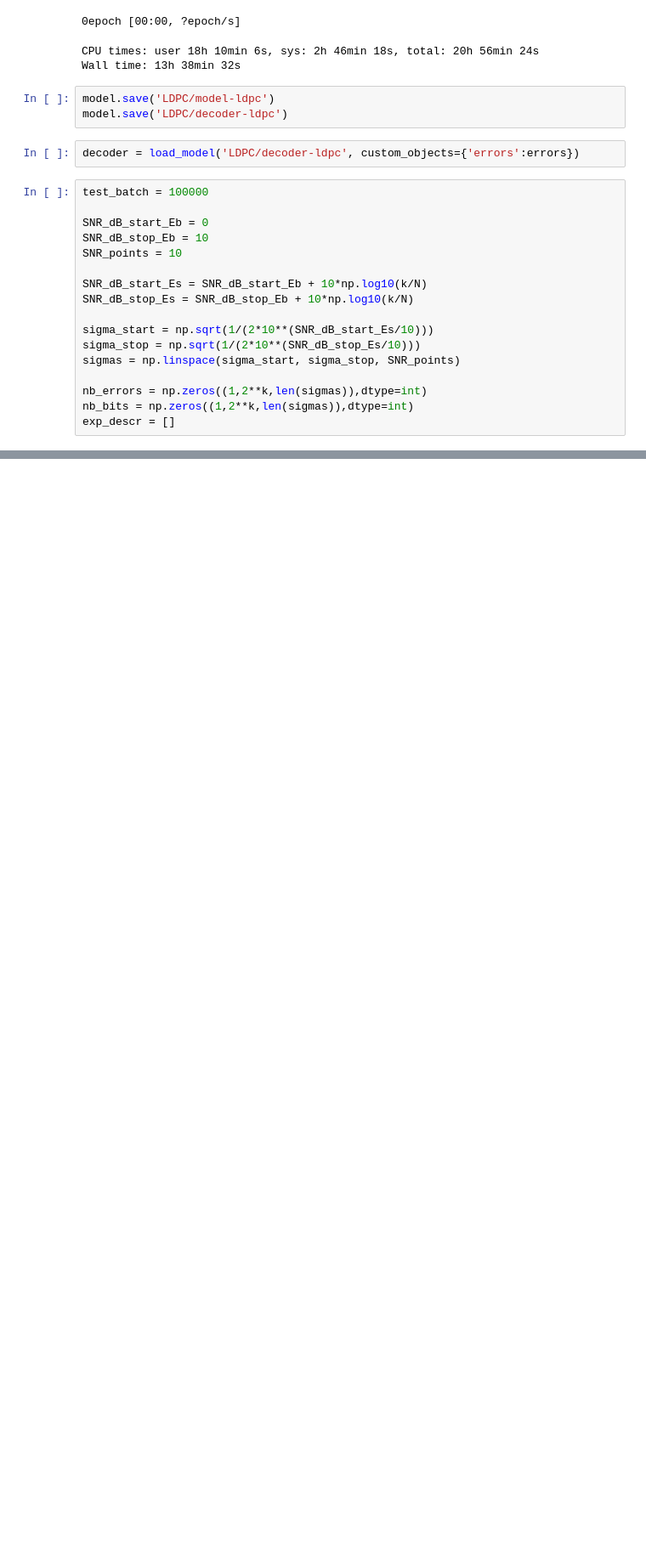
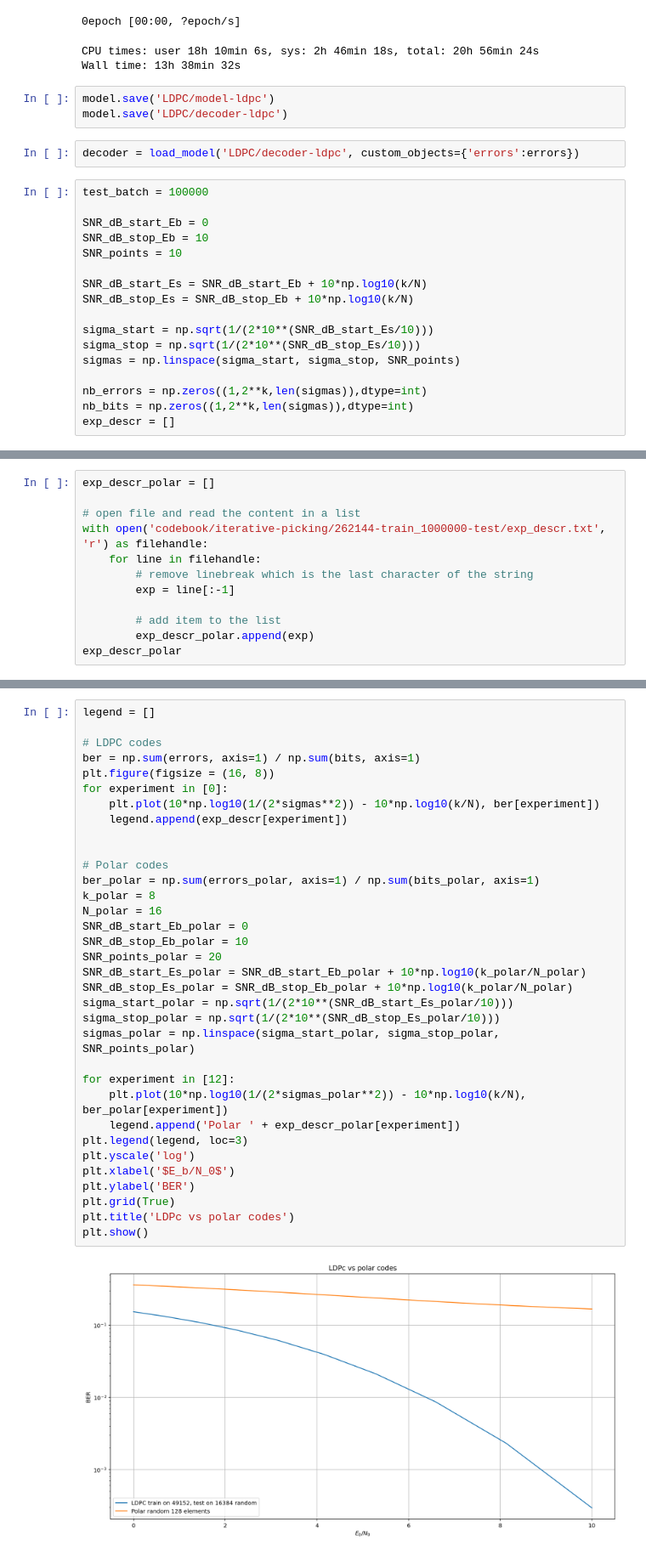
Before and after one commit to DArtemasov/DL-ChannelDecoding, a Jupyter notebook: notebooks/LDPC.ipynb, the cells around one changed output, grey strips where cells are left out. Shown at 85% size. Saved outputs shown, nothing was run; the diff lists cells and outputs as text; blank space fills up the shorter version.

```diff
--- a/notebooks/LDPC.ipynb
+++ b/notebooks/LDPC.ipynb
@@ -375,0 +463,12 @@ Decoding SNR: 7/10, CW: 2068/16384
+# %%
+exp_descr_polar = []
+
+# open file and read the content in a list
+with open('codebook/iterative-picking/262144-train_1000000-test/exp_descr.txt', 'r') as filehandle:
+    for line in filehandle:
+        # remove linebreak which is the last character of the string
+        exp = line[:-1]
+
+        # add item to the list
+        exp_descr_polar.append(exp)
+exp_descr_polar
@@ -375,0 +495,36 @@ Decoding SNR: 7/10, CW: 2068/16384
+# %%
+legend = []
+
+# LDPC codes
+ber = np.sum(errors, axis=1) / np.sum(bits, axis=1)
+plt.figure(figsize = (16, 8))
+for experiment in [0]:
+    plt.plot(10*np.log10(1/(2*sigmas**2)) - 10*np.log10(k/N), ber[experiment])
+    legend.append(exp_descr[experiment])
+
+
+# Polar codes
+ber_polar = np.sum(errors_polar, axis=1) / np.sum(bits_polar, axis=1)
+k_polar = 8
+N_polar = 16
+SNR_dB_start_Eb_polar = 0
+SNR_dB_stop_Eb_polar = 10
+SNR_points_polar = 20
+SNR_dB_start_Es_polar = SNR_dB_start_Eb_polar + 10*np.log10(k_polar/N_polar)
+SNR_dB_stop_Es_polar = SNR_dB_stop_Eb_polar + 10*np.log10(k_polar/N_polar)
+sigma_start_polar = np.sqrt(1/(2*10**(SNR_dB_start_Es_polar/10)))
+sigma_stop_polar = np.sqrt(1/(2*10**(SNR_dB_stop_Es_polar/10)))
+sigmas_polar = np.linspace(sigma_start_polar, sigma_stop_polar, SNR_points_polar)
+
+for experiment in [12]:
+    plt.plot(10*np.log10(1/(2*sigmas_polar**2)) - 10*np.log10(k/N), ber_polar[experiment])
+    legend.append('Polar ' + exp_descr_polar[experiment])
+plt.legend(legend, loc=3)
+plt.yscale('log')
+plt.xlabel('$E_b/N_0$')
+plt.ylabel('BER')
+plt.grid(True)
+plt.title('LDPc vs polar codes')
+plt.show()
+# %% [output]
+[figure, added]
```
Also changed, not shown: parts of 19 cells of this notebook, 3 other files.
